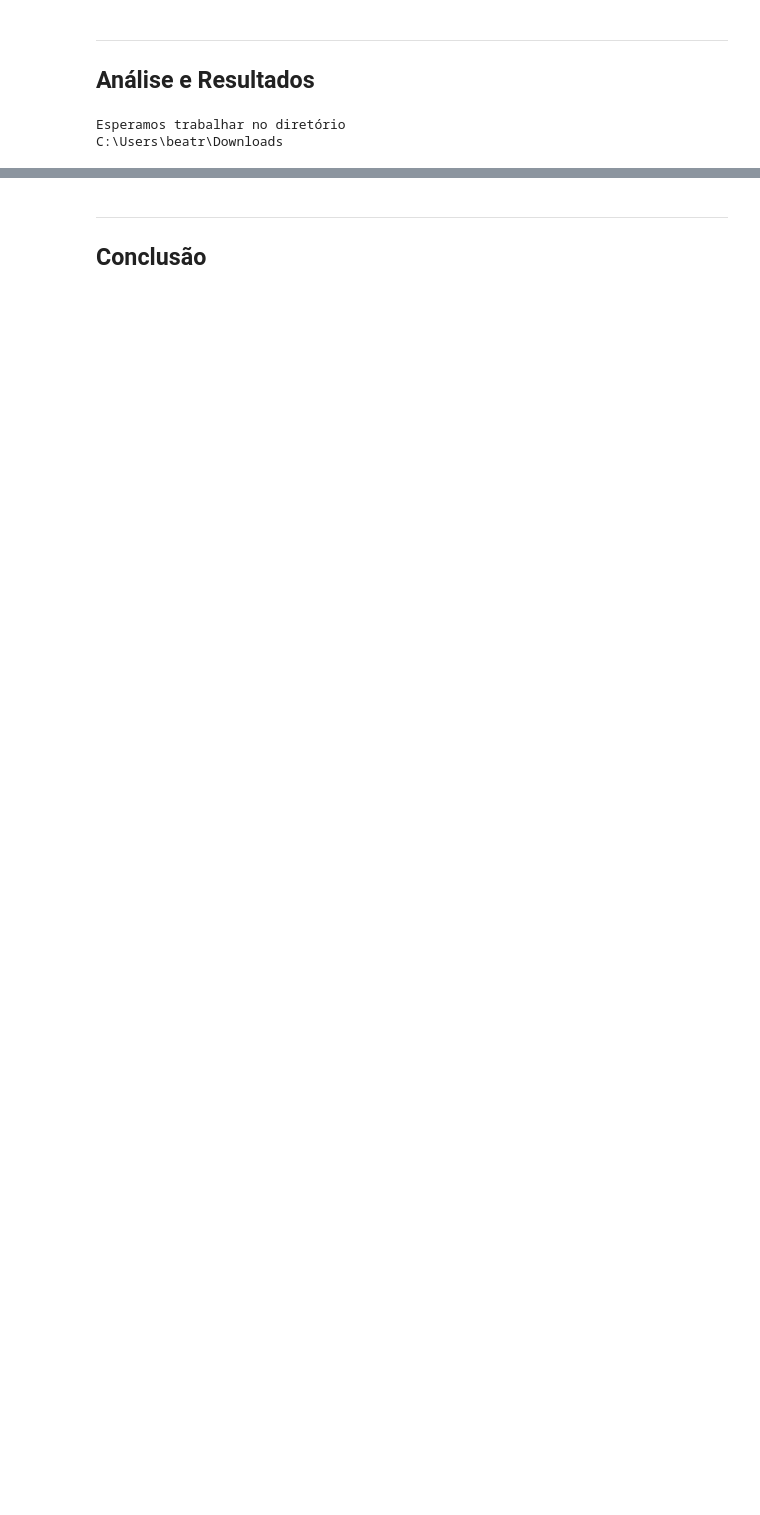
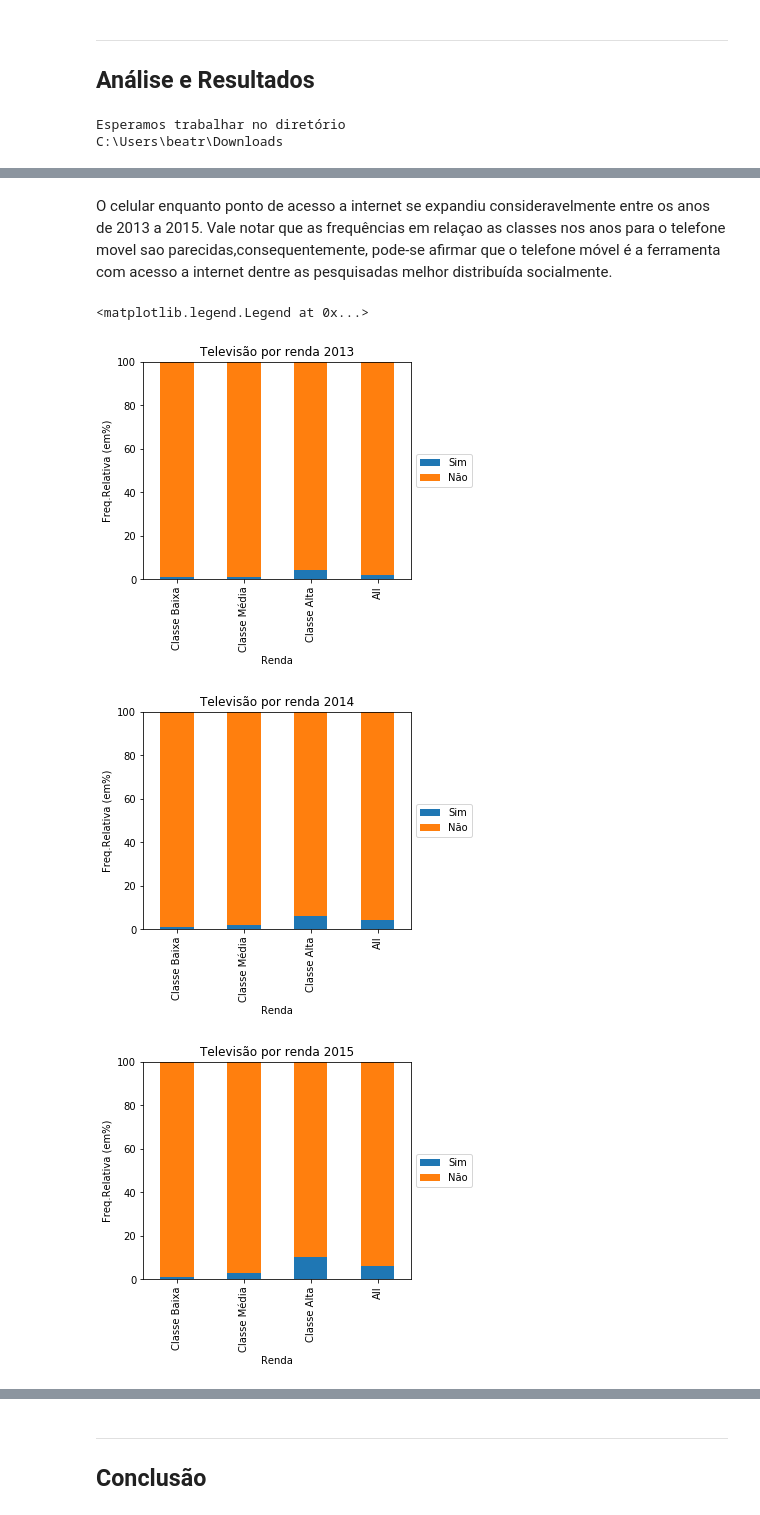
Before and after one commit to AnaBBHenriques/Ciencia_dos_dados, a Jupyter notebook: Projeto1--Copy2.ipynb, the cells around one changed output, grey strips where cells are left out. Cells and saved outputs as stored; diff of their text form; code cells hidden in the pictures; blank space fills up the shorter version.

```diff
--- a/Projeto1--Copy2.ipynb
+++ b/Projeto1--Copy2.ipynb
@@ -331,0 +421,37 @@ ax.legend(loc='center left', bbox_to_anchor=(1, 0.5))
+# %% [markdown]
+O celular enquanto ponto de acesso a internet se expandiu consideravelmente entre os anos de 2013 a 2015. Vale notar que as frequências em relaçao as classes nos anos para o telefone movel sao parecidas,consequentemente, pode-se afirmar que o telefone móvel é a ferramenta com acesso a internet dentre as pesquisadas melhor distribuída socialmente.
+# %%
+ct2013tv= ct2013tv.iloc[:,0:2].reindex(["Classe Baixa", "Classe Média","Classe Alta",'All'])
+plot = ct2013tv.plot(kind='bar', stacked=True,title='Televisão por renda 2013')
+plot.set_ylim([0, 100])
+plt.ylabel('Freq.Relativa (em%)')
+#Para legenda ficar fora do gráfico
+ax = plt.subplot(111)
+box = ax.get_position()
+ax.set_position([box.x0, box.y0, box.width * 0.8, box.height])
+ax.legend(loc='center left', bbox_to_anchor=(1, 0.5))
+
+ct2014tv= ct2014tv.iloc[:,0:2].reindex(["Classe Baixa", "Classe Média","Classe Alta",'All'])
+plot = ct2014tv.plot(kind='bar', stacked=True,title='Televisão por renda 2014')
+plot.set_ylim([0, 100])
+plt.ylabel('Freq.Relativa (em%)')
+#Para legenda ficar fora do gráfico
+ax = plt.subplot(111)
+box = ax.get_position()
+ax.set_position([box.x0, box.y0, box.width * 0.8, box.height])
+ax.legend(loc='center left', bbox_to_anchor=(1, 0.5))
+
+ct2015tv= ct2015tv.iloc[:,0:2].reindex(["Classe Baixa", "Classe Média","Classe Alta",'All'])
+plot = ct2015tv.plot(kind='bar', stacked=True,title='Televisão por renda 2015')
+plot.set_ylim([0, 100])
+plt.ylabel('Freq.Relativa (em%)')
+#Para legenda ficar fora do gráfico
+ax = plt.subplot(111)
+box = ax.get_position()
+ax.set_position([box.x0, box.y0, box.width * 0.8, box.height])
+ax.legend(loc='center left', bbox_to_anchor=(1, 0.5))
+# %% [output]
+<matplotlib.legend.Legend at 0x...>
+[figure, added]
+[figure, added]
+[figure, added]
```
Also changed, not shown: parts of 38 cells of this notebook.
